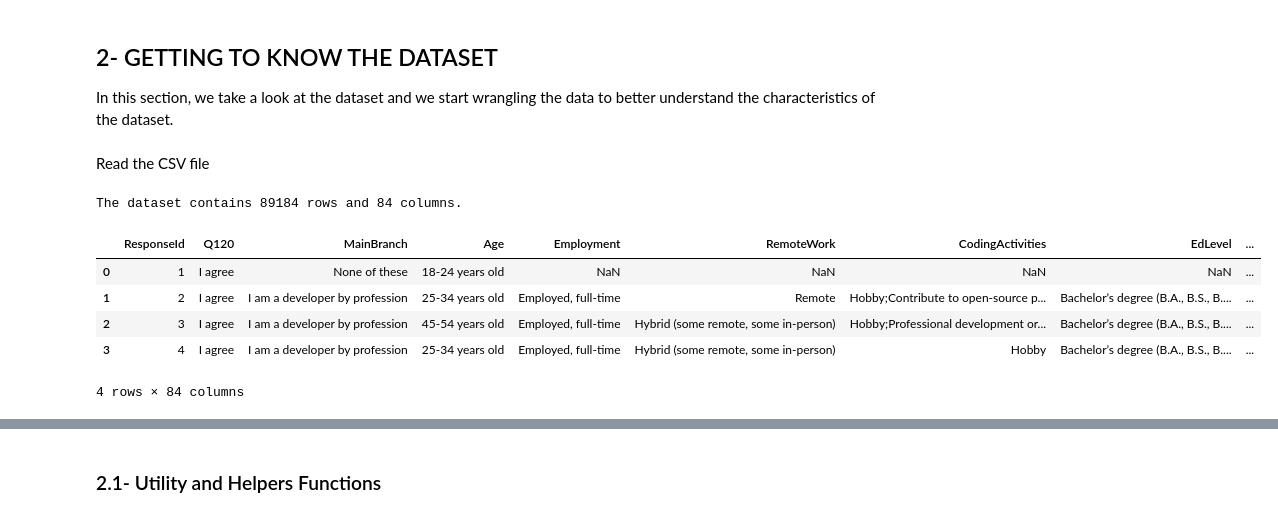
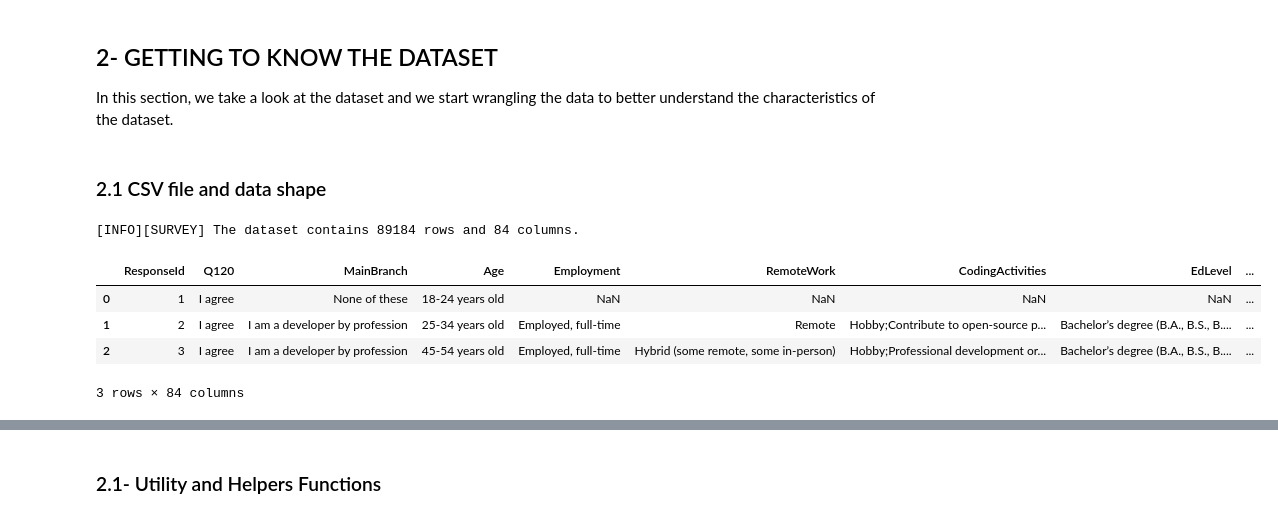
Before and after one commit to fab7/LAB-Data-Science-Blog-Post, a Jupyter notebook: notebook/who_are_the_rust_users.ipynb, the cells around one changed output, grey strips where cells are left out. Drawn from its saved outputs; the diff is of its cells as text; code cells hidden in the pictures.

```diff
--- a/notebook/who_are_the_rust_users.ipynb
+++ b/notebook/who_are_the_rust_users.ipynb
@@ -55,19 +58,19 @@ VERBOSE = 1
-# %% [markdown]
-Read the CSV file
+# %% [markdown]
+### 2.1 CSV file and data shape
 # %%
 df = pd.read_csv('../dataset/survey_results_public.csv')
+schema = pd.read_csv('../dataset/survey_results_schema.csv')
 
 respondents = df.shape[0]
 num_cols    = df.shape[1]
 
-print(f"The dataset contains {respondents} rows and {num_cols} columns.")
+print(f"\n[INFO][SURVEY] The dataset contains {respondents} rows and {num_cols} columns.")
 
-df.head(4)
+df.head(3)
 # %% [output]
-The dataset contains 89184 rows and 84 columns.
+[INFO][SURVEY] The dataset contains 89184 rows and 84 columns.
 |  | ResponseId | Q120 | MainBranch | Age | Employment | RemoteWork | CodingActivities | EdLevel | ... |
 | 0 | 1 | I agree | None of these | 18-24 years old | NaN | NaN | NaN | NaN | ... |
 | 1 | 2 | I agree | I am a developer by profession | 25-34 years old | Employed, full-time | Remote | Hobby;Contribute to open-source p... | Bachelor’s degree (B.A., B.S., B.... | ... |
 | 2 | 3 | I agree | I am a developer by profession | 45-54 years old | Employed, full-time | Hybrid (some remote, some in-person) | Hobby;Professional development or... | Bachelor’s degree (B.A., B.S., B.... | ... |
-| 3 | 4 | I agree | I am a developer by profession | 25-34 years old | Employed, full-time | Hybrid (some remote, some in-person) | Hobby | Bachelor’s degree (B.A., B.S., B.... | ... |
-4 rows × 84 columns
+3 rows × 84 columns
```
Also changed, not shown: parts of 42 cells of this notebook.
